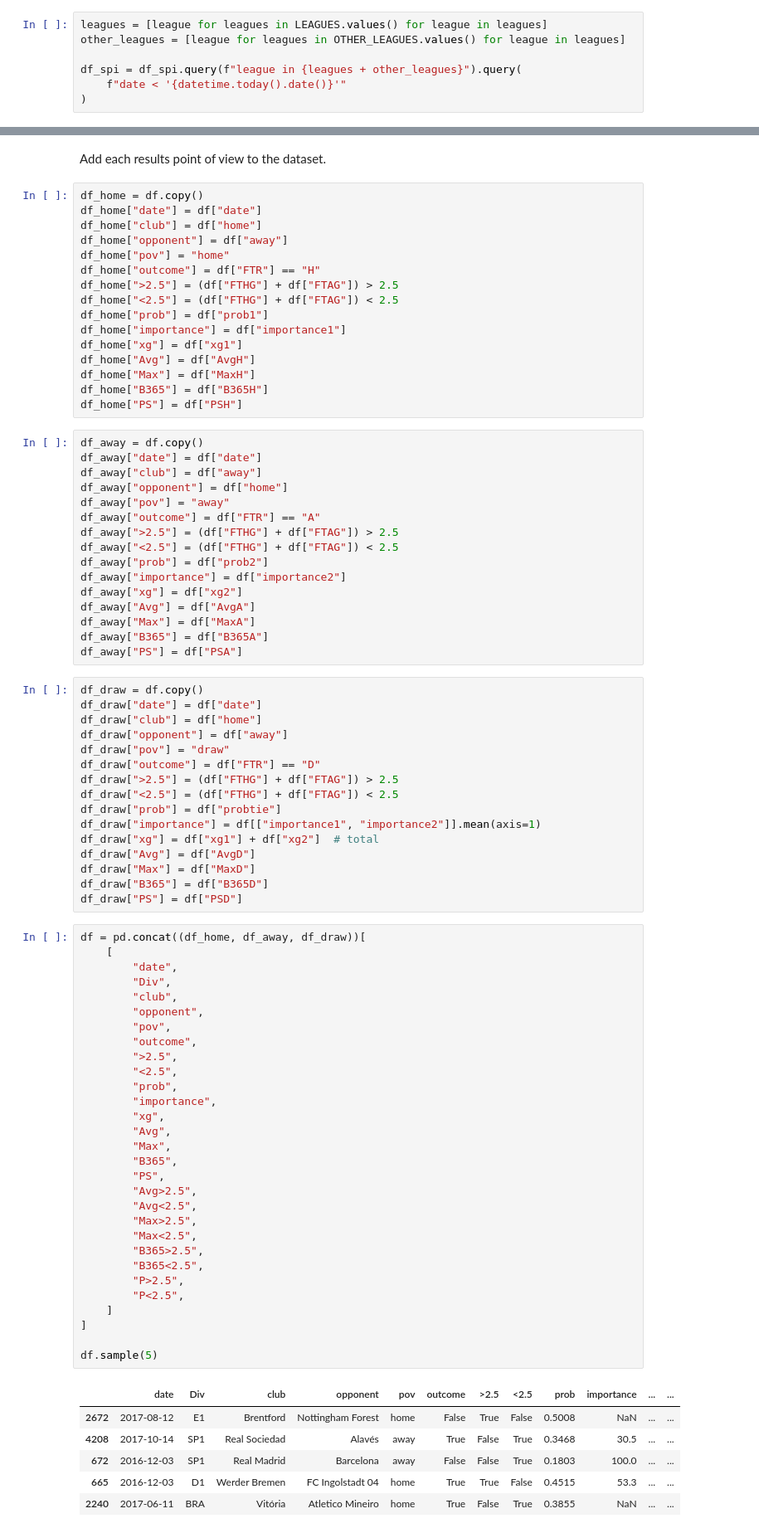
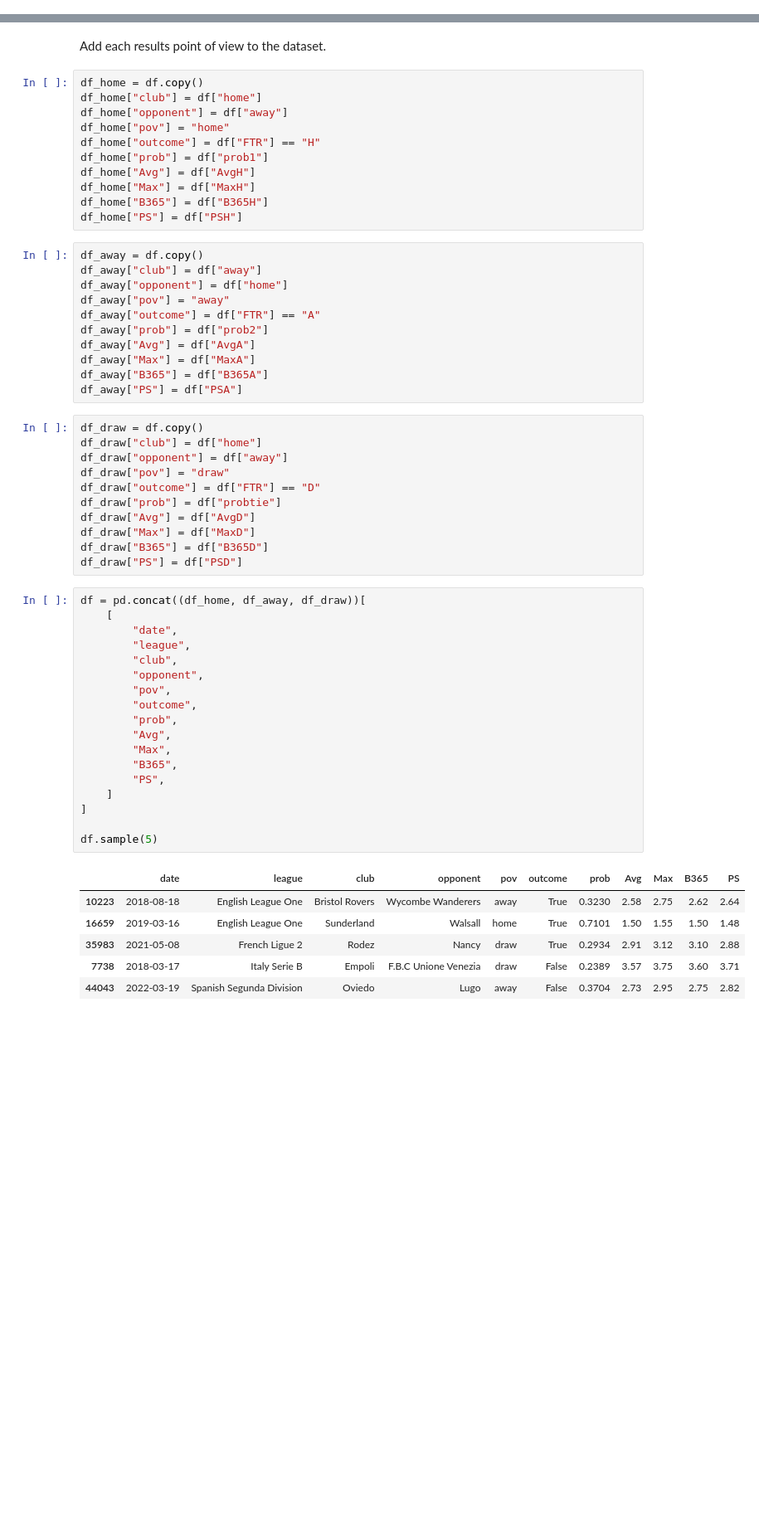
Before and after one commit to matheusccouto/sportsbook, a Jupyter notebook: soccer.ipynb, the cells around one changed output, grey strips where cells are left out. Shown at 83% size. Saved outputs shown, nothing was run; the diff lists cells and outputs as text; blank space fills up the shorter version.

```diff
--- a/soccer.ipynb
+++ b/soccer.ipynb
@@ -230,10 +239,3 @@ df_bet_before["Date"] = df_bet_before["Date"] - pd.Timedelta(days=1)
 df_bet_after["Date"] = df_bet_after["Date"] + pd.Timedelta(days=1)
 
 df_bet_expanded = pd.concat((df_bet, df_bet_before, df_bet_after))
-# %%
-leagues = [league for leagues in LEAGUES.values() for league in leagues]
-other_leagues = [league for leagues in OTHER_LEAGUES.values() for league in leagues]
-
-df_spi = df_spi.query(f"league in {leagues + other_leagues}").query(
-    f"date < '{datetime.today().date()}'"
-)
@@ -255,48 +255,33 @@ Now that names are fixed, it is able to be merged.
 Add each results point of view to the dataset.
 # %%
 df_home = df.copy()
-df_home["date"] = df["date"]
 df_home["club"] = df["home"]
 df_home["opponent"] = df["away"]
 df_home["pov"] = "home"
 df_home["outcome"] = df["FTR"] == "H"
-df_home[">2.5"] = (df["FTHG"] + df["FTAG"]) > 2.5
-df_home["<2.5"] = (df["FTHG"] + df["FTAG"]) < 2.5
 df_home["prob"] = df["prob1"]
-df_home["importance"] = df["importance1"]
-df_home["xg"] = df["xg1"]
 df_home["Avg"] = df["AvgH"]
 df_home["Max"] = df["MaxH"]
 df_home["B365"] = df["B365H"]
 df_home["PS"] = df["PSH"]
 # %%
 df_away = df.copy()
-df_away["date"] = df["date"]
 df_away["club"] = df["away"]
 df_away["opponent"] = df["home"]
 df_away["pov"] = "away"
 df_away["outcome"] = df["FTR"] == "A"
-df_away[">2.5"] = (df["FTHG"] + df["FTAG"]) > 2.5
-df_away["<2.5"] = (df["FTHG"] + df["FTAG"]) < 2.5
 df_away["prob"] = df["prob2"]
-df_away["importance"] = df["importance2"]
-df_away["xg"] = df["xg2"]
 df_away["Avg"] = df["AvgA"]
 df_away["Max"] = df["MaxA"]
 df_away["B365"] = df["B365A"]
 df_away["PS"] = df["PSA"]
 # %%
 df_draw = df.copy()
-df_draw["date"] = df["date"]
 df_draw["club"] = df["home"]
 df_draw["opponent"] = df["away"]
 df_draw["pov"] = "draw"
 df_draw["outcome"] = df["FTR"] == "D"
-df_draw[">2.5"] = (df["FTHG"] + df["FTAG"]) > 2.5
-df_draw["<2.5"] = (df["FTHG"] + df["FTAG"]) < 2.5
 df_draw["prob"] = df["probtie"]
-df_draw["importance"] = df[["importance1", "importance2"]].mean(axis=1)
-df_draw["xg"] = df["xg1"] + df["xg2"]  # total
 df_draw["Avg"] = df["AvgD"]
 df_draw["Max"] = df["MaxD"]
 df_draw["B365"] = df["B365D"]
@@ -304,37 +289,25 @@ df_draw["PS"] = df["PSD"]
 # %%
 df = pd.concat((df_home, df_away, df_draw))[
     [
         "date",
-        "Div",
+        "league",
         "club",
         "opponent",
         "pov",
         "outcome",
-        ">2.5",
-        "<2.5",
         "prob",
-        "importance",
-        "xg",
         "Avg",
         "Max",
         "B365",
         "PS",
-        "Avg>2.5",
-        "Avg<2.5",
-        "Max>2.5",
-        "Max<2.5",
-        "B365>2.5",
-        "B365<2.5",
-        "P>2.5",
-        "P<2.5",
     ]
 ]
 
 df.sample(5)
 # %% [output]
-|  | date | Div | club | opponent | pov | outcome | >2.5 | <2.5 | prob | importance | ... | ... |
-| 2672 | 2017-08-12 | E1 | Brentford | Nottingham Forest | home | False | True | False | 0.5008 | NaN | ... | ... |
-| 4208 | 2017-10-14 | SP1 | Real Sociedad | Alavés | away | True | False | True | 0.3468 | 30.5 | ... | ... |
-| 672 | 2016-12-03 | SP1 | Real Madrid | Barcelona | away | False | False | True | 0.1803 | 100.0 | ... | ... |
-| 665 | 2016-12-03 | D1 | Werder Bremen | FC Ingolstadt 04 | home | True | True | False | 0.4515 | 53.3 | ... | ... |
-| 2240 | 2017-06-11 | BRA | Vitória | Atletico Mineiro | home | True | False | True | 0.3855 | NaN | ... | ... |
+|  | date | league | club | opponent | pov | outcome | prob | Avg | Max | B365 | PS |
+| 10223 | 2018-08-18 | English League One | Bristol Rovers | Wycombe Wanderers | away | True | 0.3230 | 2.58 | 2.75 | 2.62 | 2.64 |
+| 16659 | 2019-03-16 | English League One | Sunderland | Walsall | home | True | 0.7101 | 1.50 | 1.55 | 1.50 | 1.48 |
+| 35983 | 2021-05-08 | French Ligue 2 | Rodez | Nancy | draw | True | 0.2934 | 2.91 | 3.12 | 3.10 | 2.88 |
+| 7738 | 2018-03-17 | Italy Serie B | Empoli | F.B.C Unione Venezia | draw | False | 0.2389 | 3.57 | 3.75 | 3.60 | 3.71 |
+| 44043 | 2022-03-19 | Spanish Segunda Division | Oviedo | Lugo | away | False | 0.3704 | 2.73 | 2.95 | 2.75 | 2.82 |
```
Also changed, not shown: parts of 21 cells of this notebook, 1 other file.
